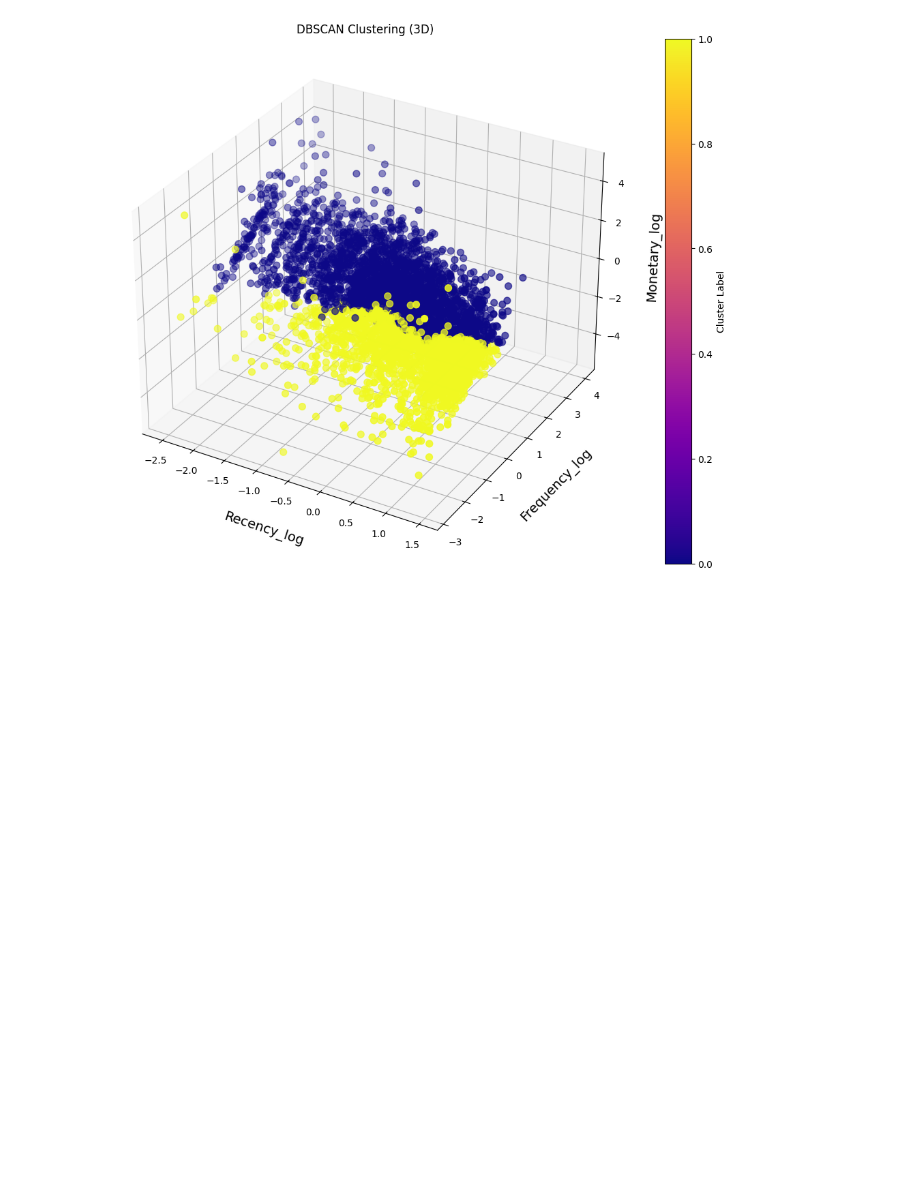
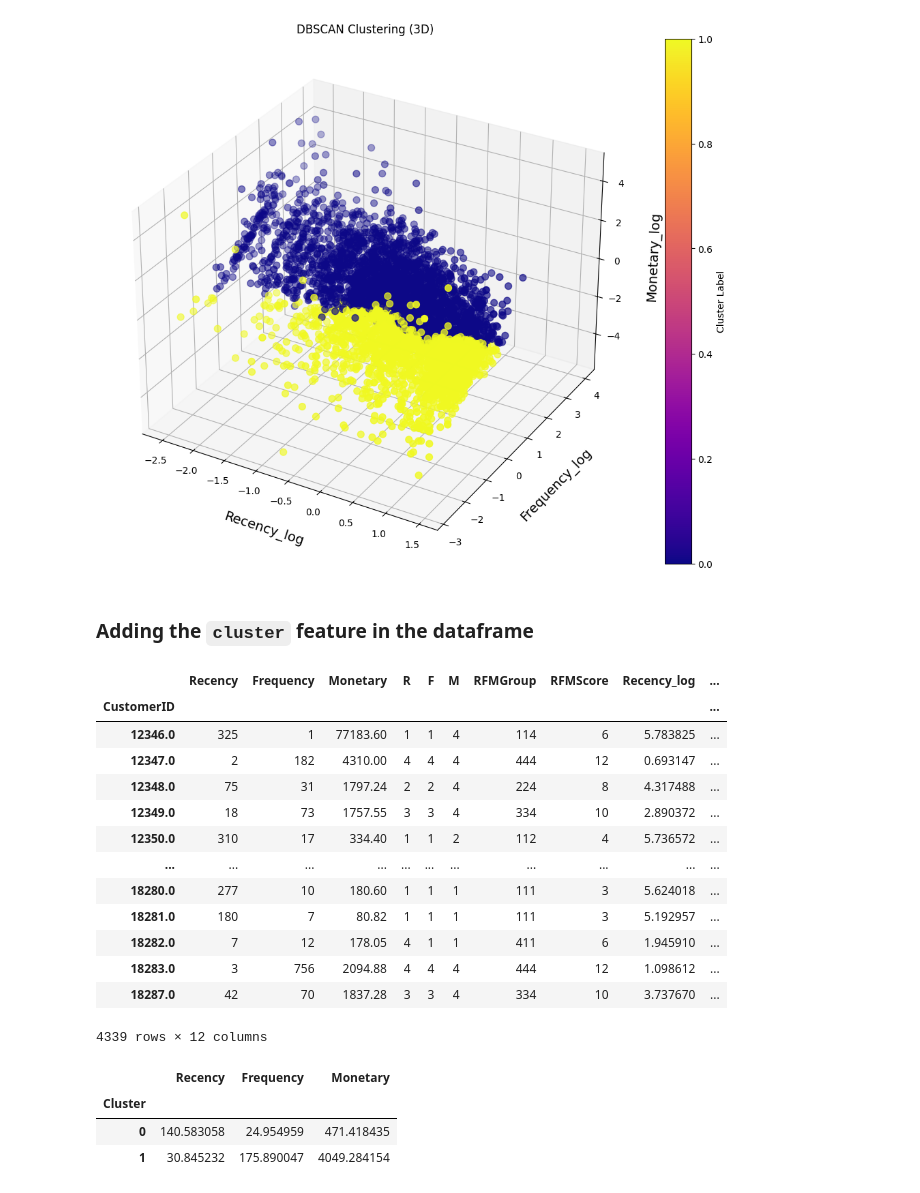
Before and after one commit to hamant-jagwan/Online_Retail_Customer_Segmentation_Unsupervised_leaning, a Jupyter notebook: Online_Retail_Customer_Segmentation.ipynb, the cells around one changed output. Drawn from its saved outputs; the diff is of its cells as text; code cells hidden in the pictures; blank space fills up the shorter version.

```diff
--- a/Online_Retail_Customer_Segmentation.ipynb
+++ b/Online_Retail_Customer_Segmentation.ipynb
@@ -987,3 +987,36 @@ plt.colorbar(scatter, label="Cluster Label")
 plt.show()
 # %% [output]
 [figure]
+# %% [markdown]
+### **Adding the `cluster` feature in the dataframe**
+# %%
+#Find the clusters for the observation given in the dataset
+rfm_df['Cluster'] = KMean_clust.labels_
+# %%
+rfm_df
+# %% [output]
+|  | Recency | Frequency | Monetary | R | F | M | RFMGroup | RFMScore | Recency_log | ... |
+| CustomerID |  |  |  |  |  |  |  |  |  | ... |
+| 12346.0 | 325 | 1 | 77183.60 | 1 | 1 | 4 | 114 | 6 | 5.783825 | ... |
+| 12347.0 | 2 | 182 | 4310.00 | 4 | 4 | 4 | 444 | 12 | 0.693147 | ... |
+| 12348.0 | 75 | 31 | 1797.24 | 2 | 2 | 4 | 224 | 8 | 4.317488 | ... |
+| 12349.0 | 18 | 73 | 1757.55 | 3 | 3 | 4 | 334 | 10 | 2.890372 | ... |
+| 12350.0 | 310 | 17 | 334.40 | 1 | 1 | 2 | 112 | 4 | 5.736572 | ... |
+| ... | ... | ... | ... | ... | ... | ... | ... | ... | ... | ... |
+| 18280.0 | 277 | 10 | 180.60 | 1 | 1 | 1 | 111 | 3 | 5.624018 | ... |
+| 18281.0 | 180 | 7 | 80.82 | 1 | 1 | 1 | 111 | 3 | 5.192957 | ... |
+| 18282.0 | 7 | 12 | 178.05 | 4 | 1 | 1 | 411 | 6 | 1.945910 | ... |
+| 18283.0 | 3 | 756 | 2094.88 | 4 | 4 | 4 | 444 | 12 | 1.098612 | ... |
+| 18287.0 | 42 | 70 | 1837.28 | 3 | 3 | 4 | 334 | 10 | 3.737670 | ... |
+4339 rows × 12 columns
+# %%
+#let's check mean values of the cluster for recency, frequnecy and monetary
+
+rfm_df.groupby('Cluster').agg({'Recency':'mean',
+                               'Frequency':'mean',
+                               'Monetary':'mean'})
+# %% [output]
+|  | Recency | Frequency | Monetary |
+| Cluster |  |  |  |
+| 0 | 140.583058 | 24.954959 | 471.418435 |
+| 1 | 30.845232 | 175.890047 | 4049.284154 |
```
Also changed, not shown: parts of 3 cells of this notebook.
